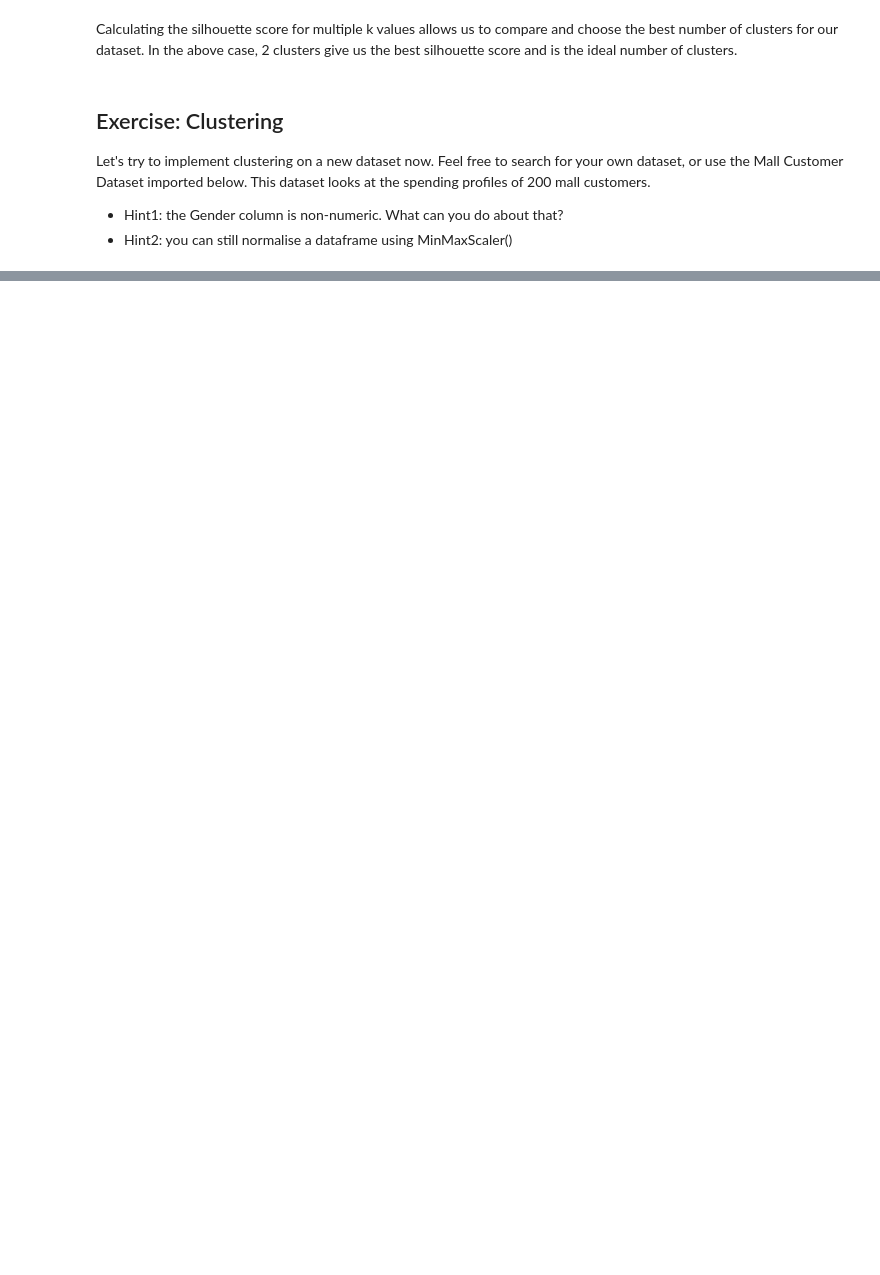
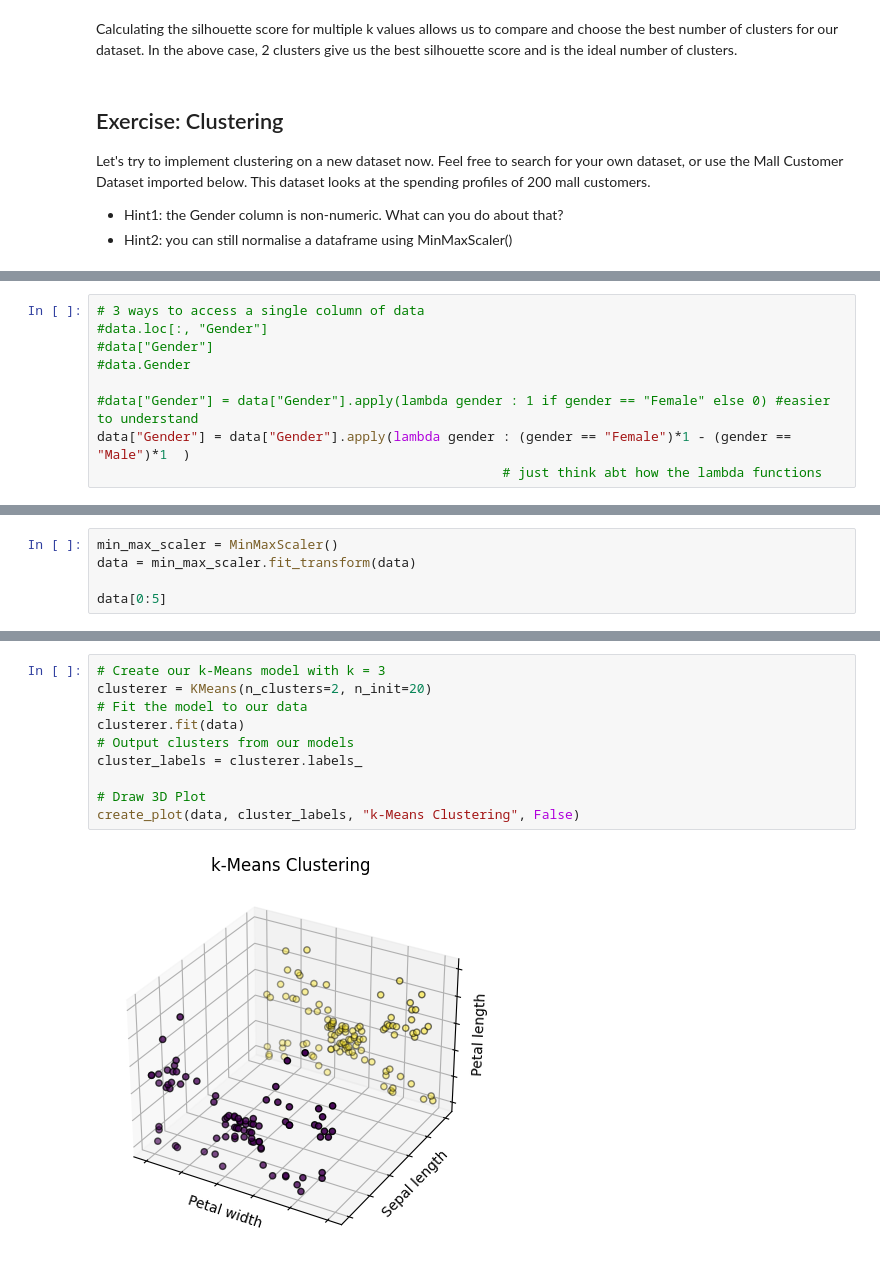
Before and after one commit to Potatoed7/AI-FES-pynotebooks, a Jupyter notebook: 08 Unsupervised Learning_ Clustering.ipynb, the cells around one changed output, grey strips where cells are left out. Drawn from its saved outputs; the diff is of its cells as text; blank space fills up the shorter version.

```diff
--- a/08 Unsupervised Learning_ Clustering.ipynb
+++ b/08 Unsupervised Learning_ Clustering.ipynb
@@ -239,0 +324,9 @@ data.head()
+# %%
+# 3 ways to access a single column of data
+#data.loc[:, "Gender"]
+#data["Gender"]
+#data.Gender
+
+#data["Gender"] = data["Gender"].apply(lambda gender : 1 if gender == "Female" else 0) #easier to understand
+data["Gender"] = data["Gender"].apply(lambda gender : (gender == "Female")*1 - (gender == "Male")*1  )
+                                                    # just think abt how the lambda functions
@@ -239,0 +360,5 @@ data.head()
+# %%
+min_max_scaler = MinMaxScaler()
+data = min_max_scaler.fit_transform(data)
+
+data[0:5]
@@ -239,0 +461,12 @@ data.head()
+# %%
+# Create our k-Means model with k = 3
+clusterer = KMeans(n_clusters=2, n_init=20)
+# Fit the model to our data
+clusterer.fit(data)
+# Output clusters from our models
+cluster_labels = clusterer.labels_
+
+# Draw 3D Plot
+create_plot(data, cluster_labels, "k-Means Clustering", False)
+# %% [output]
+[figure, added]
```
Also changed, not shown: parts of 18 cells of this notebook.
